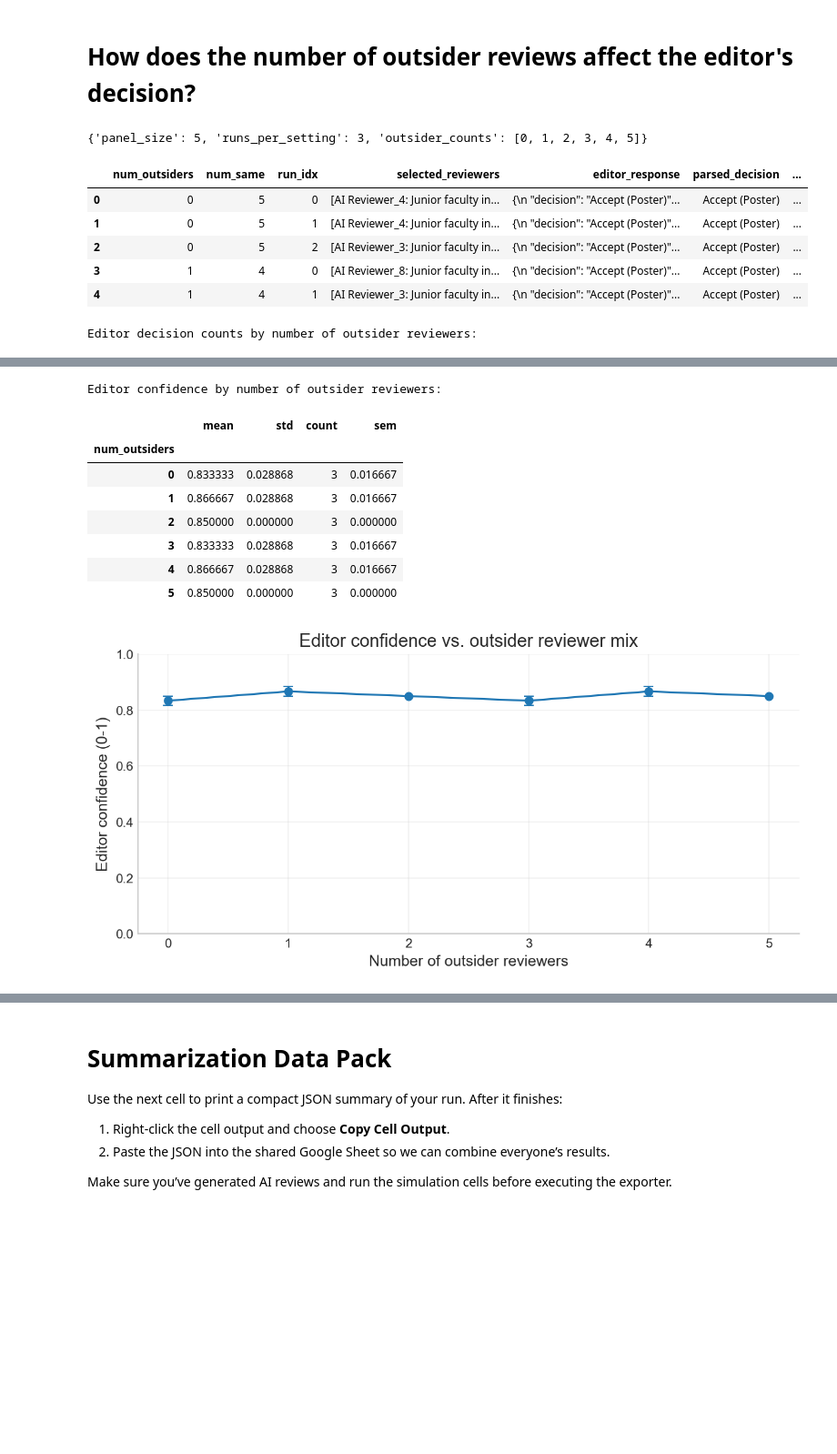
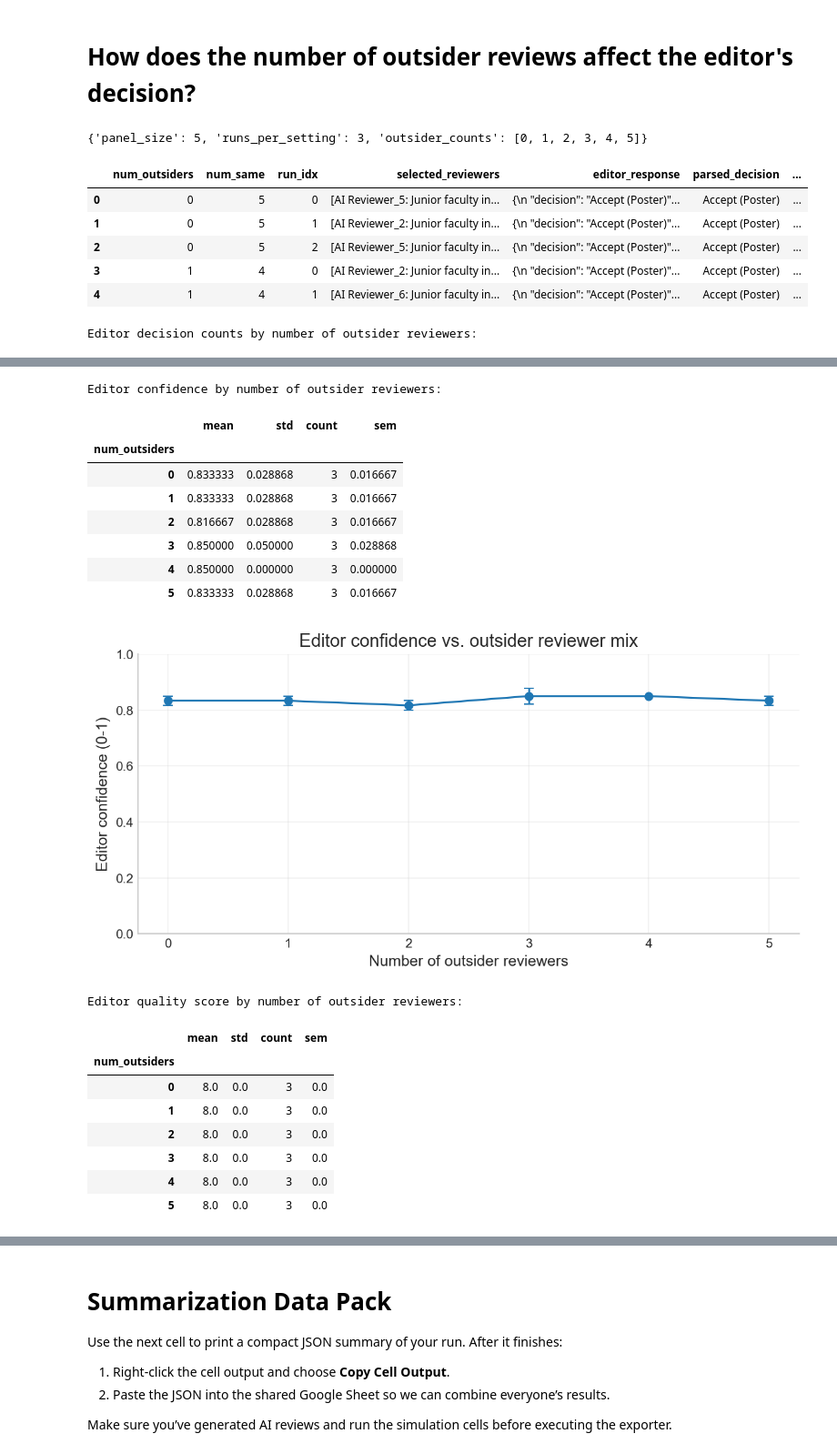
Before and after one commit to TianyuDu/OB639-LLM-ABM-Simulation, a Jupyter notebook: LLM_review_simulation.ipynb, the cells around one changed output, grey strips where cells are left out. Shown at 91% size. Cells and saved outputs as stored; diff of their text form; code cells hidden in the pictures; blank space fills up the shorter version.

```diff
--- a/LLM_review_simulation.ipynb
+++ b/LLM_review_simulation.ipynb
@@ -1567,9 +1492,6 @@ Mean       3.2      3.4          2.4      4.4            2.4           3.2
 # Configuration for reviewer mixture experiment
 # We will randomly replace X human reviews with AI reviews (1 <= X <= TOTAL_REVIEWS)
 # and measure how this affects the editor's decision
-
-import random
-from itertools import combinations
 
 TOTAL_REVIEWS = len(HUMAN_REVIEWS)
 
@@ -1680,10 +1602,11 @@ def summarize_decisions(
     group_key: str,
     decision_col: str = "parsed_decision",
     confidence_col: str = "parsed_confidence",
-) -> Tuple[pd.DataFrame, Optional[pd.DataFrame]]:
-    """Return decision counts and optional confidence summary grouped by `group_key`."""
+    score_col: str = "parsed_score",
+) -> Tuple[pd.DataFrame, Optional[pd.DataFrame], Optional[pd.DataFrame]]:
+    """Return decision counts plus optional confidence/score summaries grouped by `group_key`."""
     if results_df.empty or group_key not in results_df.columns or decision_col not in results_df.columns:
-        return pd.DataFrame(), None
+        return pd.DataFrame(), None, None
     decision_counts = (
         results_df.groupby([group_key, decision_col])
         .size()
@@ -1697,7 +1620,14 @@ def summarize_decisions(
             .agg(["mean", "std", "count"])
             .sort_index()
         )
-    return decision_counts, confidence_summary
+    score_summary = None
+    if score_col in results_df.columns:
+        score_summary = (
+            results_df.groupby(group_key)[score_col]
+            .agg(["mean", "std", "count"])
+            .sort_index()
+        )
+    return decision_counts, confidence_summary, score_summary
 # %% [output]
 Total human reviews available: 5
 AI review counts to test: [1, 2, 3, 4, 5]
@@ -2127,6 +2138,7 @@ with tqdm(total=total_runs, desc="Outsider reviewer simulations") as pbar:
                     "editor_response": response,
                     "parsed_decision": parse_editor_decision(response),
                     "parsed_confidence": parse_editor_confidence(response),
+                    "parsed_score": parse_editor_score(response),
                 }
             )
             pbar.update(1)
@@ -2136,7 +2148,7 @@ display(OUTSIDER_EXPERIMENT_CONFIG)
 display(outsider_results_df.head())
 
 if not outsider_results_df.empty:
-    decision_summary, confidence_summary = summarize_decisions(
+    decision_summary, confidence_summary, score_summary = summarize_decisions(
         outsider_results_df,
         group_key="num_outsiders",
     )
@@ -2171,14 +2183,39 @@ if not outsider_results_df.empty:
         plt.show()
     else:
         print("Editor confidences could not be parsed for these simulations.")
+    if score_summary is not None and not score_summary.empty:
+        score_summary = score_summary.reindex(index=outsider_counts)
+        score_summary = score_summary.fillna({"count": 0})
+        score_summary["sem"] = score_summary["std"] / np.sqrt(score_summary["count"].replace(0, np.nan))
+        score_summary["sem"] = score_summary["sem"].fillna(0)
+        print("Editor quality score by number of outsider reviewers:")
+        display(score_summary)
+        fig, ax = plt.subplots(figsize=(8, 4))
+        ax.errorbar(
+            score_summary.index,
+            score_summary["mean"],
+            yerr=score_summary["sem"],
+            fmt="-o",
+            capsize=4,
+            color="#d62728",
+        )
+        ax.set_xlabel("Number of outsider reviewers")
+        ax.set_ylabel("Editor quality score (1-10)")
+        ax.set_title("Editor quality score vs. outsider reviewer mix")
+        ax.set_ylim(1, 10)
+        ax.grid(alpha=0.3)
+        plt.tight_layout()
+        plt.show()
+    else:
+        print("Editor scores could not be parsed for these simulations.")
 else:
     print("No simulations were recorded; verify AI reviews exist and rerun this cell.")
 # %% [output]
 {'panel_size': 5, 'runs_per_setting': 3, 'outsider_counts': [0, 1, 2, 3, 4, 5]}
 |  | num_outsiders | num_same | run_idx | selected_reviewers | editor_response | parsed_decision | ... |
-| 0 | 0 | 5 | 0 | [AI Reviewer_4: Junior faculty in... | {\n "decision": "Accept (Poster)"... | Accept (Poster) | ... |
-| 1 | 0 | 5 | 1 | [AI Reviewer_4: Junior faculty in... | {\n "decision": "Accept (Poster)"... | Accept (Poster) | ... |
-| 2 | 0 | 5 | 2 | [AI Reviewer_3: Junior faculty in... | {\n "decision": "Accept (Poster)"... | Accept (Poster) | ... |
-| 3 | 1 | 4 | 0 | [AI Reviewer_8: Junior faculty in... | {\n "decision": "Accept (Poster)"... | Accept (Poster) | ... |
-| 4 | 1 | 4 | 1 | [AI Reviewer_3: Junior faculty in... | {\n "decision": "Accept (Poster)"... | Accept (Poster) | ... |
+| 0 | 0 | 5 | 0 | [AI Reviewer_5: Junior faculty in... | {\n "decision": "Accept (Poster)"... | Accept (Poster) | ... |
+| 1 | 0 | 5 | 1 | [AI Reviewer_2: Junior faculty in... | {\n "decision": "Accept (Poster)"... | Accept (Poster) | ... |
+| 2 | 0 | 5 | 2 | [AI Reviewer_5: Junior faculty in... | {\n "decision": "Accept (Poster)"... | Accept (Poster) | ... |
+| 3 | 1 | 4 | 0 | [AI Reviewer_2: Junior faculty in... | {\n "decision": "Accept (Poster)"... | Accept (Poster) | ... |
+| 4 | 1 | 4 | 1 | [AI Reviewer_6: Junior faculty in... | {\n "decision": "Accept (Poster)"... | Accept (Poster) | ... |
 Editor decision counts by number of outsider reviewers:
@@ -2193,10 +2230,19 @@ Editor decision counts by number of outsider reviewers:
 Editor confidence by number of outsider reviewers:
 |  | mean | std | count | sem |
 | num_outsiders |  |  |  |  |
 | 0 | 0.833333 | 0.028868 | 3 | 0.016667 |
-| 1 | 0.866667 | 0.028868 | 3 | 0.016667 |
-| 2 | 0.850000 | 0.000000 | 3 | 0.000000 |
-| 3 | 0.833333 | 0.028868 | 3 | 0.016667 |
-| 4 | 0.866667 | 0.028868 | 3 | 0.016667 |
-| 5 | 0.850000 | 0.000000 | 3 | 0.000000 |
+| 1 | 0.833333 | 0.028868 | 3 | 0.016667 |
+| 2 | 0.816667 | 0.028868 | 3 | 0.016667 |
+| 3 | 0.850000 | 0.050000 | 3 | 0.028868 |
+| 4 | 0.850000 | 0.000000 | 3 | 0.000000 |
+| 5 | 0.833333 | 0.028868 | 3 | 0.016667 |
-[figure, old version]
+[figure, new version]
+Editor quality score by number of outsider reviewers:
+|  | mean | std | count | sem |
+| num_outsiders |  |  |  |  |
+| 0 | 8.0 | 0.0 | 3 | 0.0 |
+| 1 | 8.0 | 0.0 | 3 | 0.0 |
+| 2 | 8.0 | 0.0 | 3 | 0.0 |
+| 3 | 8.0 | 0.0 | 3 | 0.0 |
+| 4 | 8.0 | 0.0 | 3 | 0.0 |
+| 5 | 8.0 | 0.0 | 3 | 0.0 |
```
Also changed, not shown: parts of 41 cells of this notebook.
